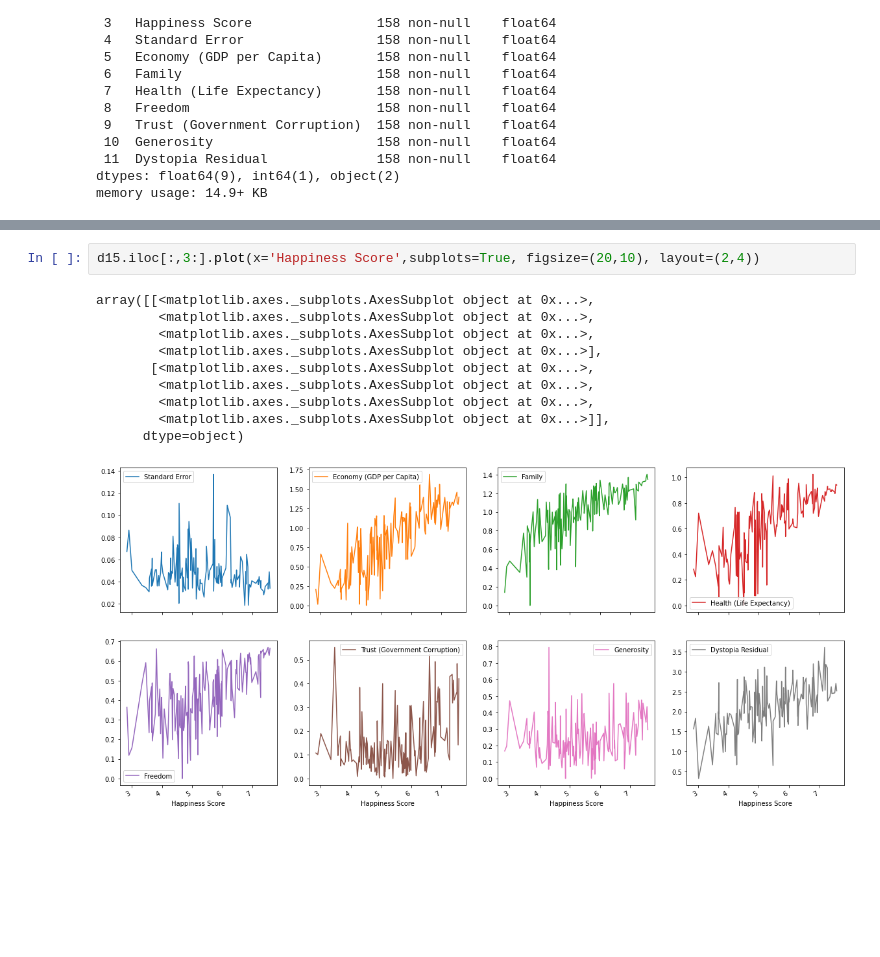
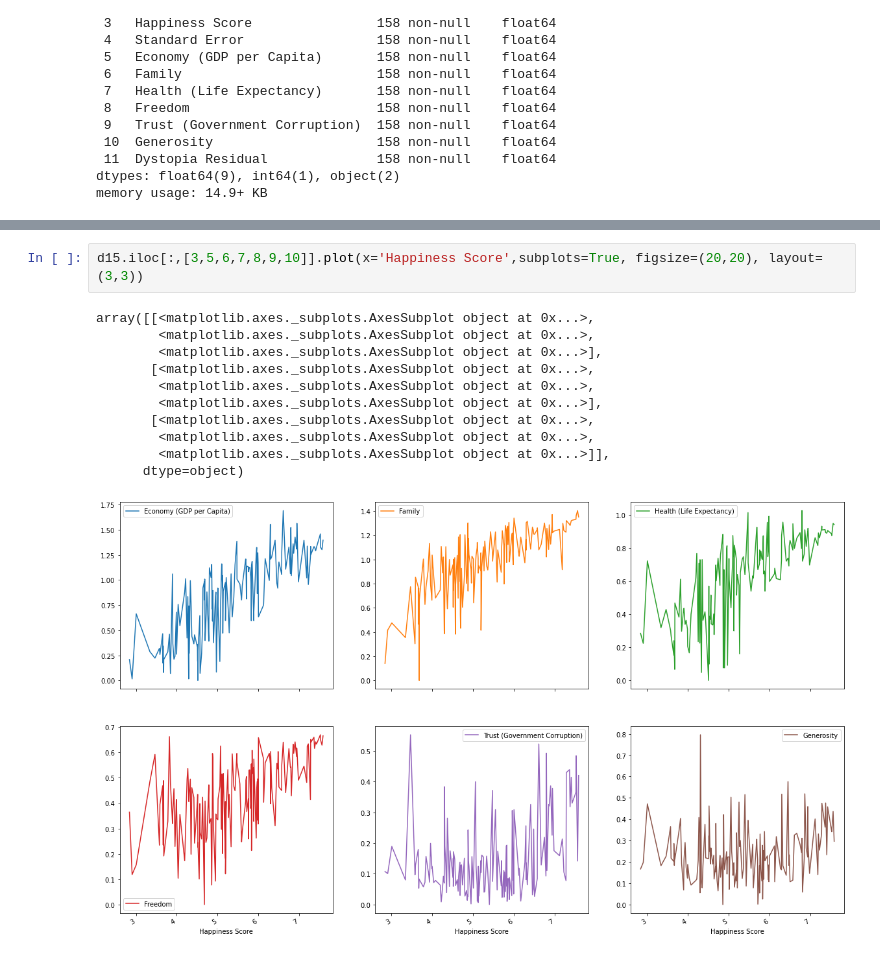
Before and after one commit to sumankumar1/python, a Jupyter notebook: Data Science - World Happiness Report/notebook.ipynb, the cells around one changed output, grey strips where cells are left out. Cells and saved outputs as stored; diff of their text form; blank space fills up the shorter version.

```diff
--- a/Data Science - World Happiness Report/notebook.ipynb
+++ b/Data Science - World Happiness Report/notebook.ipynb
@@ -89,13 +64,14 @@ d19.iloc[:,3:].plot.area(figsize=(20,8))
 # %%
-d15.iloc[:,3:].plot(x='Happiness Score',subplots=True, figsize=(20,10), layout=(2,4))
+d15.iloc[:,[3,5,6,7,8,9,10]].plot(x='Happiness Score',subplots=True, figsize=(20,20), layout=(3,3))
 # %% [output]
 array([[<matplotlib.axes._subplots.AxesSubplot object at 0x...>,
-        <matplotlib.axes._subplots.AxesSubplot object at 0x...>,
         <matplotlib.axes._subplots.AxesSubplot object at 0x...>,
         <matplotlib.axes._subplots.AxesSubplot object at 0x...>],
        [<matplotlib.axes._subplots.AxesSubplot object at 0x...>,
         <matplotlib.axes._subplots.AxesSubplot object at 0x...>,
+        <matplotlib.axes._subplots.AxesSubplot object at 0x...>],
+       [<matplotlib.axes._subplots.AxesSubplot object at 0x...>,
         <matplotlib.axes._subplots.AxesSubplot object at 0x...>,
         <matplotlib.axes._subplots.AxesSubplot object at 0x...>]],
       dtype=object)
-[figure, old version]
+[figure, new version]
```
Also changed, not shown: parts of 16 cells of this notebook.
